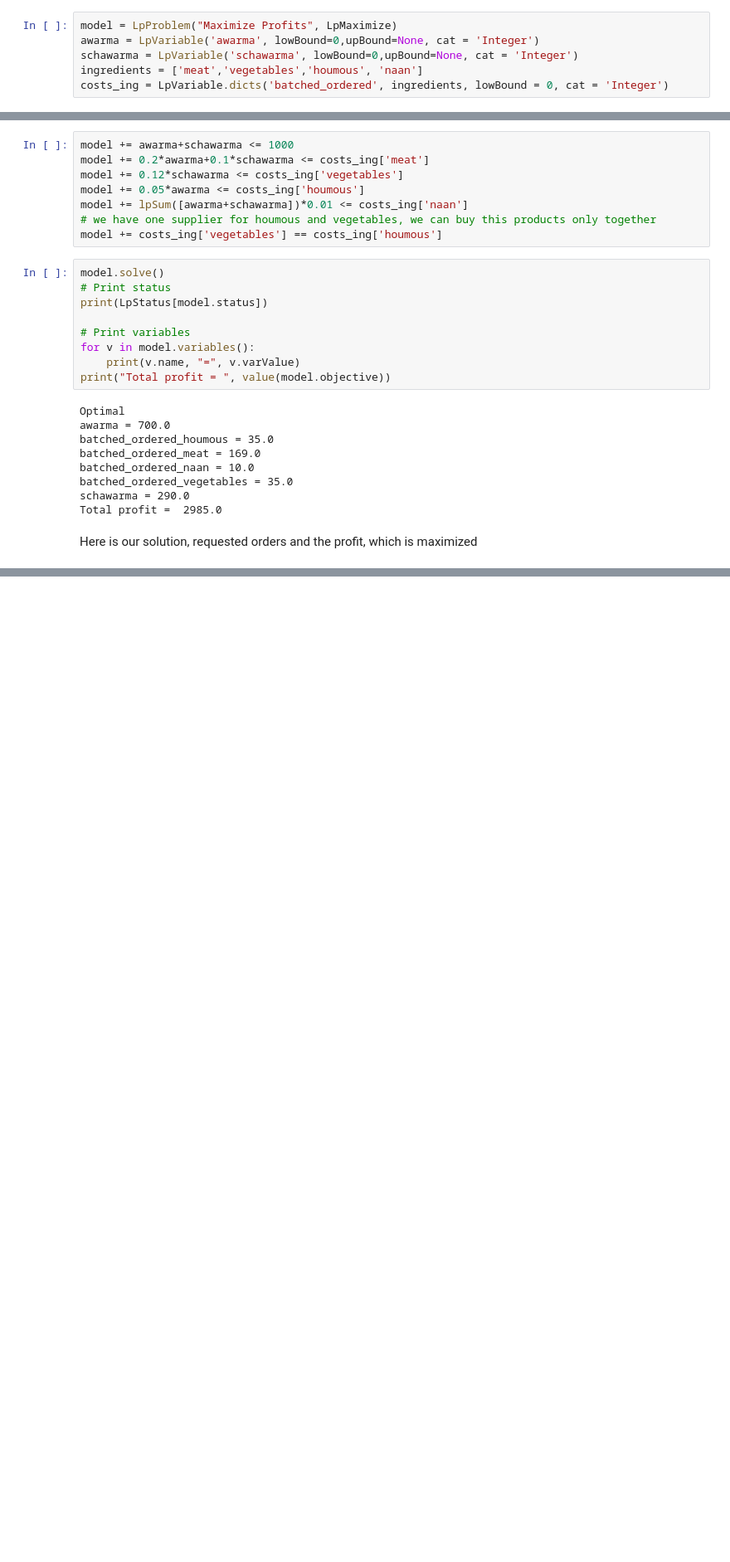
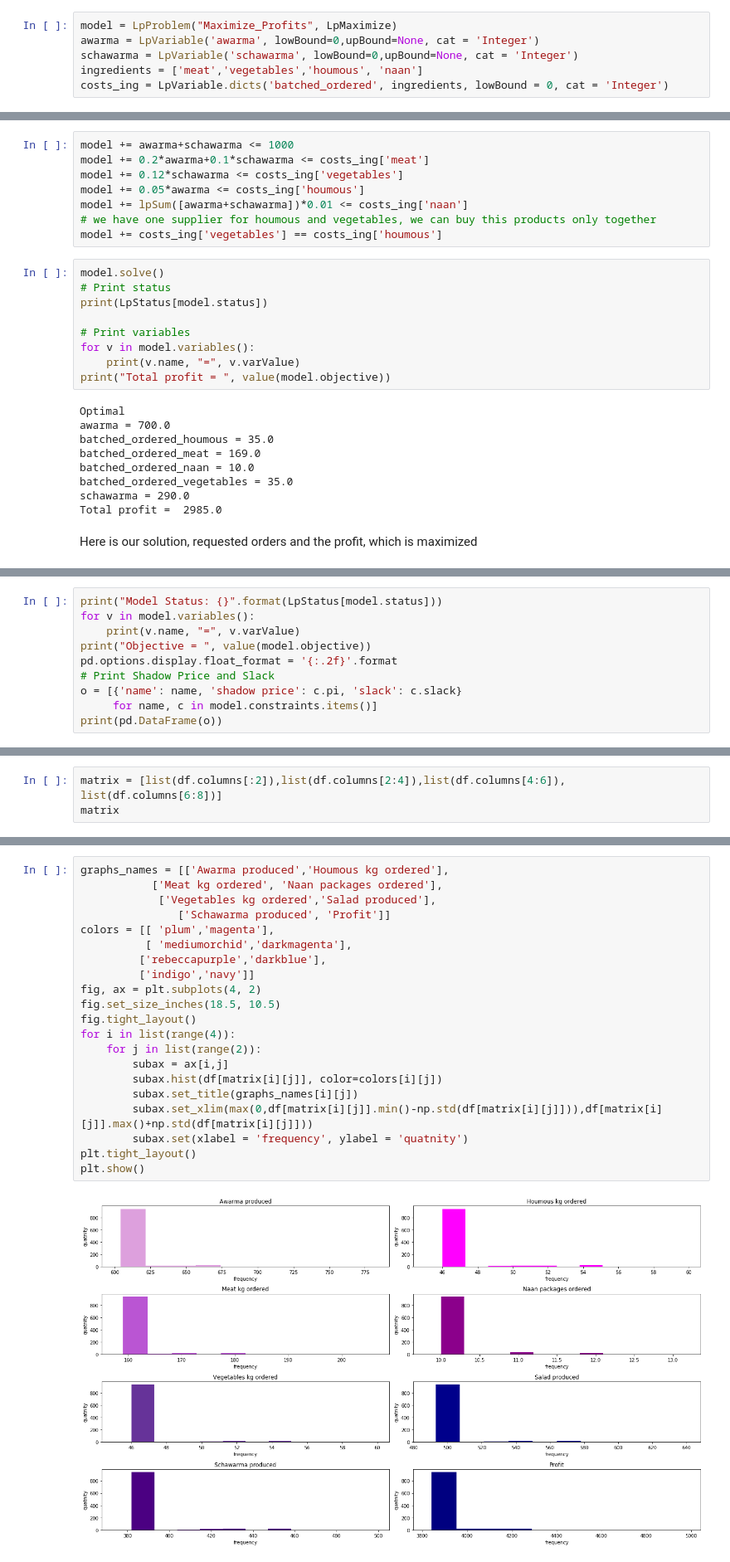
Before and after one commit to Eldar-Afaunov/Optimization-with-pulp, a Jupyter notebook: Optimization_pulp.ipynb, the cells around one changed output, grey strips where cells are left out. Shown at 83% size. Saved outputs shown, nothing was run; the diff lists cells and outputs as text; blank space fills up the shorter version.

```diff
--- a/Optimization_pulp.ipynb
+++ b/Optimization_pulp.ipynb
@@ -98,7 +101,7 @@ vegetables_price = 35
 houmous_price = 28
 naan_price = 5
 # %%
-model = LpProblem("Maximize Profits", LpMaximize)
+model = LpProblem("Maximize_Profits", LpMaximize)
 awarma = LpVariable('awarma', lowBound=0,upBound=None, cat = 'Integer')
 schawarma = LpVariable('schawarma', lowBound=0,upBound=None, cat = 'Integer')
 ingredients = ['meat','vegetables','houmous', 'naan']
@@ -147,0 +184,10 @@ Here is our solution, requested orders and the profit, which is maximized
+# %%
+print("Model Status: {}".format(LpStatus[model.status]))
+for v in model.variables():
+    print(v.name, "=", v.varValue)
+print("Objective = ", value(model.objective))
+pd.options.display.float_format = '{:.2f}'.format
+# Print Shadow Price and Slack
+o = [{'name': name, 'shadow price': c.pi, 'slack': c.slack}
+     for name, c in model.constraints.items()]
+print(pd.DataFrame(o))
@@ -147,0 +310,3 @@ Here is our solution, requested orders and the profit, which is maximized
+# %%
+matrix = [list(df.columns[:2]),list(df.columns[2:4]),list(df.columns[4:6]), list(df.columns[6:8])]
+matrix
@@ -147,0 +330,23 @@ Here is our solution, requested orders and the profit, which is maximized
+# %%
+graphs_names = [['Awarma produced','Houmous kg ordered'],
+           ['Meat kg ordered', 'Naan packages ordered'],
+            ['Vegetables kg ordered','Salad produced'],
+               ['Schawarma produced', 'Profit']]
+colors = [[ 'plum','magenta'],
+          [ 'mediumorchid','darkmagenta'],
+         ['rebeccapurple','darkblue'],
+         ['indigo','navy']]
+fig, ax = plt.subplots(4, 2)
+fig.set_size_inches(18.5, 10.5)
+fig.tight_layout()
+for i in list(range(4)):
+    for j in list(range(2)):
+        subax = ax[i,j]
+        subax.hist(df[matrix[i][j]], color=colors[i][j])
+        subax.set_title(graphs_names[i][j])
+        subax.set_xlim(max(0,df[matrix[i][j]].min()-np.std(df[matrix[i][j]])),df[matrix[i][j]].max()+np.std(df[matrix[i][j]]))
+        subax.set(xlabel = 'frequency', ylabel = 'quatnity')
+plt.tight_layout()
+plt.show()
+# %% [output]
+[figure, added]
```
Also changed, not shown: parts of 24 cells of this notebook.
